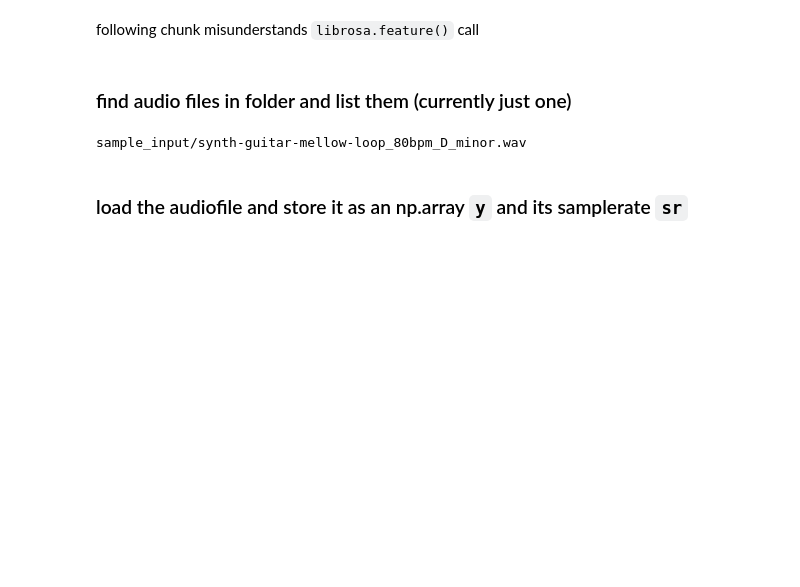
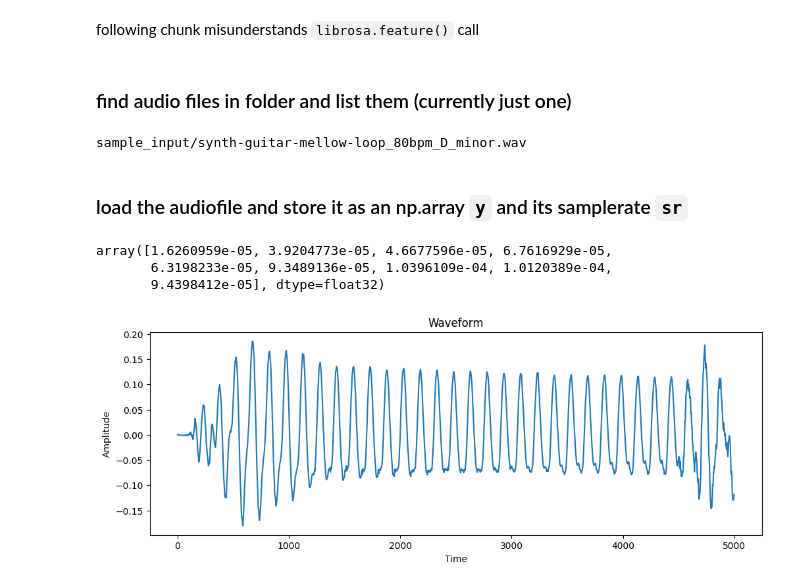
Before and after one commit to rathsf/audio-sample-sort, a Jupyter notebook: sample_sort.ipynb, the cells around one changed output. Drawn from its saved outputs; the diff is of its cells as text; code cells hidden in the pictures; blank space fills up the shorter version.

```diff
--- a/sample_sort.ipynb
+++ b/sample_sort.ipynb
@@ -39,5 +40,22 @@ file_features.append(librosa.feature.spectral_contrast(y = y))
 
 # Store features and filename
 audio_data[audiofile] = file_features
+# %%
+y[1:10]
+# %% [output]
+array([1.6260959e-05, 3.9204773e-05, 4.6677596e-05, 6.7616929e-05,
+       6.3198233e-05, 9.3489136e-05, 1.0396109e-04, 1.0120389e-04,
+       9.4398412e-05], dtype=float32)
+# %%
+import matplotlib.pyplot as plt
+
+plt.figure(figsize = (12, 4))
+plt.plot(y[1:5000])
+plt.xlabel('Time')
+plt.ylabel('Amplitude')
+plt.title('Waveform')
+plt.show()
+# %% [output]
+[figure, added]
 # %%
 # Define a weighted similarity metric function: a weighted sum of their Euclidean distance and cosine similarity
```
Also changed, not shown: parts of 3 cells of this notebook.
